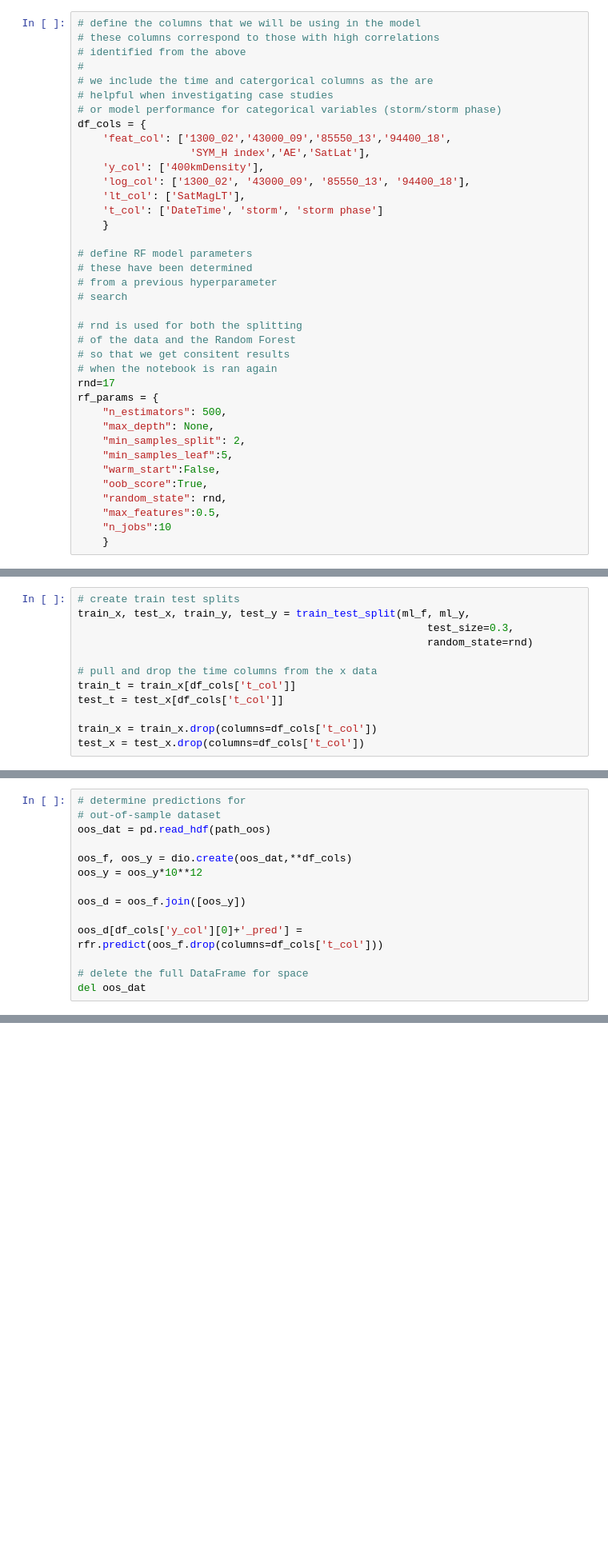
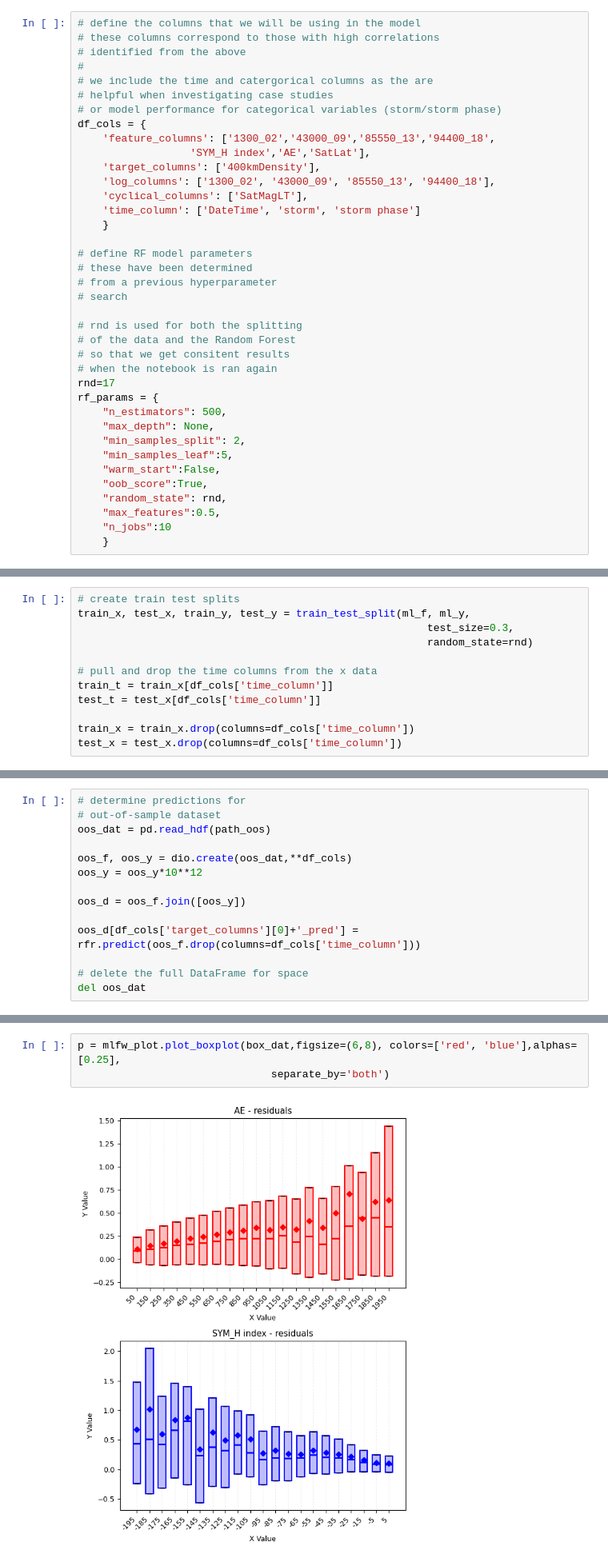
Before and after one commit to kylermurphy/ml_fw, a Jupyter notebook: ml_fw/Notebooks/Model_dev.ipynb, the cells around one changed output, grey strips where cells are left out. Shown at 80% size. Saved outputs shown, nothing was run; the diff lists cells and outputs as text; blank space fills up the shorter version.

```diff
--- a/ml_fw/Notebooks/Model_dev.ipynb
+++ b/ml_fw/Notebooks/Model_dev.ipynb
@@ -101,12 +99,12 @@ Note, saving the time and categorical columns aids in model inspection later.
 # helpful when investigating case studies
 # or model performance for categorical variables (storm/storm phase)
 df_cols = {
-    'feat_col': ['1300_02','43000_09','85550_13','94400_18',
+    'feature_columns': ['1300_02','43000_09','85550_13','94400_18',
                   'SYM_H index','AE','SatLat'],
-    'y_col': ['400kmDensity'],
-    'log_col': ['1300_02', '43000_09', '85550_13', '94400_18'],
-    'lt_col': ['SatMagLT'],
-    't_col': ['DateTime', 'storm', 'storm phase']
+    'target_columns': ['400kmDensity'],
+    'log_columns': ['1300_02', '43000_09', '85550_13', '94400_18'],
+    'cyclical_columns': ['SatMagLT'],
+    'time_column': ['DateTime', 'storm', 'storm phase']
     }
 
 # define RF model parameters
@@ -157,11 +155,11 @@ train_x, test_x, train_y, test_y = train_test_split(ml_f, ml_y,
                                                         random_state=rnd)
 
 # pull and drop the time columns from the x data
-train_t = train_x[df_cols['t_col']]
-test_t = test_x[df_cols['t_col']]
+train_t = train_x[df_cols['time_column']]
+test_t = test_x[df_cols['time_column']]
 
-train_x = train_x.drop(columns=df_cols['t_col'])
-test_x = test_x.drop(columns=df_cols['t_col'])
+train_x = train_x.drop(columns=df_cols['time_column'])
+test_x = test_x.drop(columns=df_cols['time_column'])
 # %%
 # train the random forest model
 rfr = RandomForestRegressor(**rf_params)
@@ -186,7 +192,7 @@ oos_y = oos_y*10**12
 
 oos_d = oos_f.join([oos_y])
 
-oos_d[df_cols['y_col'][0]+'_pred'] = rfr.predict(oos_f.drop(columns=df_cols['t_col']))
+oos_d[df_cols['target_columns'][0]+'_pred'] = rfr.predict(oos_f.drop(columns=df_cols['time_column']))
 
 # delete the full DataFrame for space
 del oos_dat
@@ -337,0 +291,5 @@ for (key, value), ap, bc, in zip(box_dat.items(), ax[1:], pc):
+# %%
+p = mlfw_plot.plot_boxplot(box_dat,figsize=(6,8), colors=['red', 'blue'],alphas=[0.25],
+                               separate_by='both')
+# %% [output]
+[figure, added]
```
Also changed, not shown: parts of 9 cells of this notebook, 1 other file.
